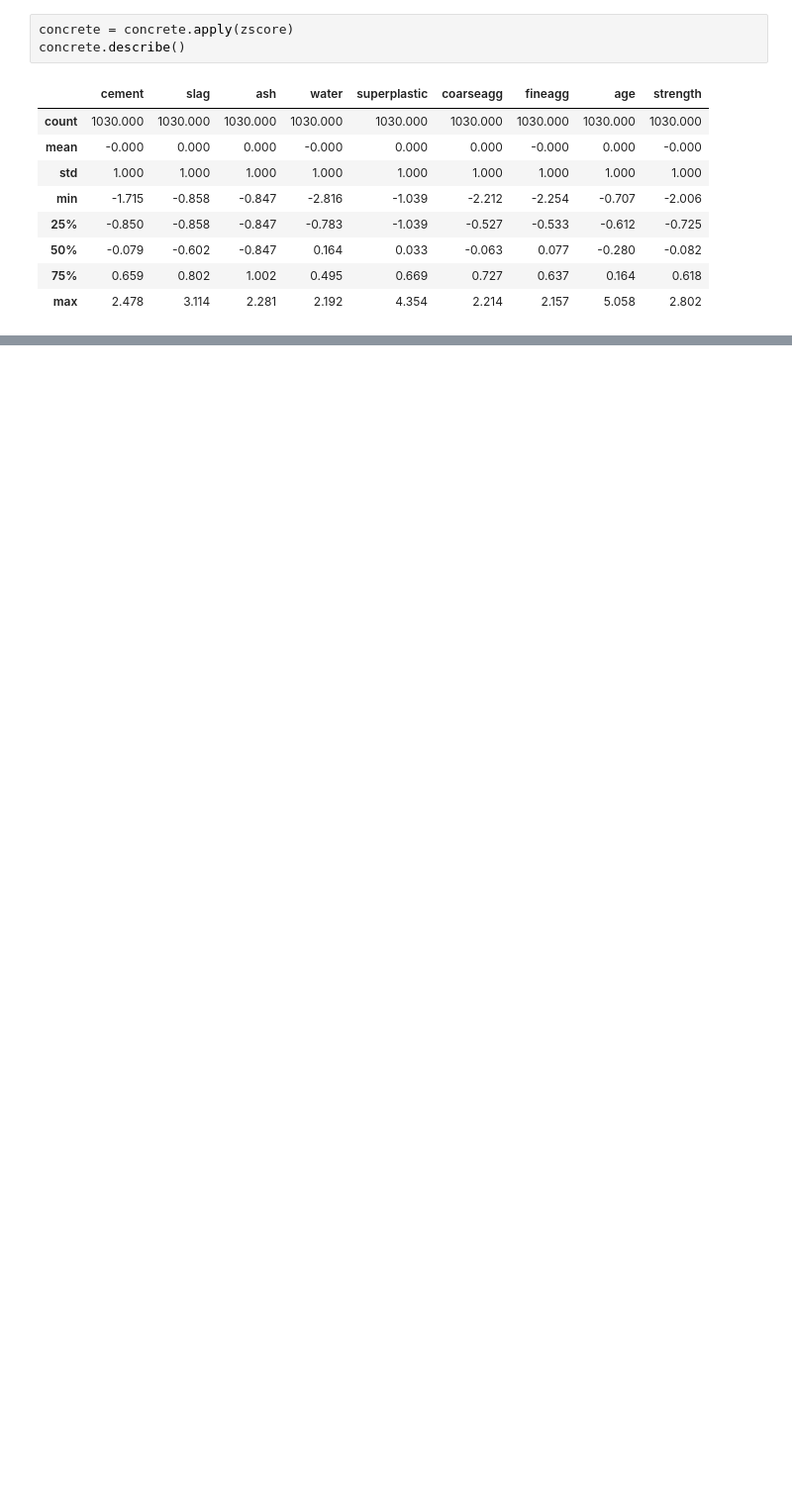
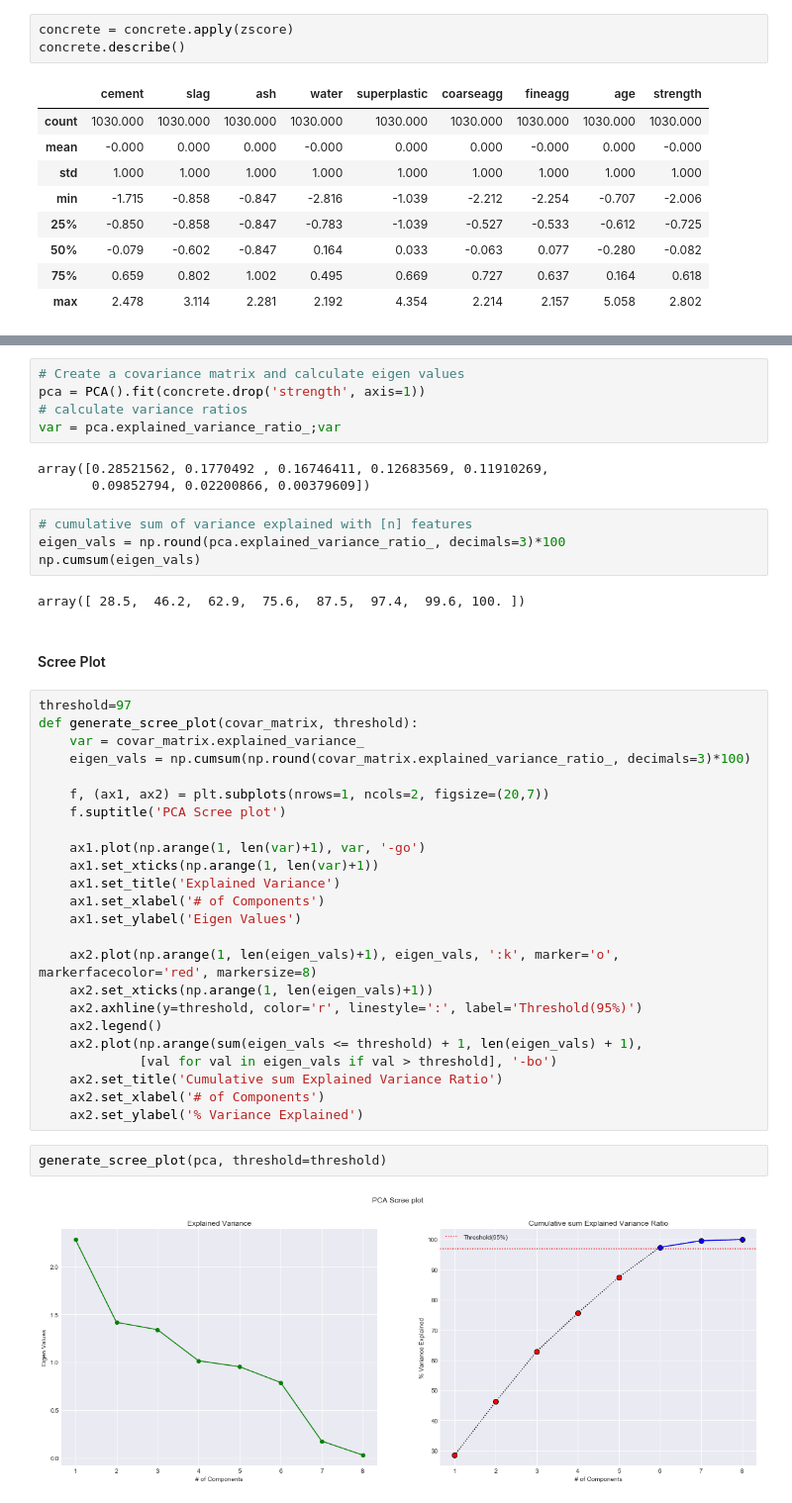
Before and after one commit to theakshaydas/PGP-AIML, a Jupyter notebook: CaseStudies/08-FeatureEngineering-Concrete.Strength/Concrete Compressive Strength.ipynb, the cells around one changed output, grey strips where cells are left out. Shown at 99% size. Drawn from its saved outputs; the diff is of its cells as text; blank space fills up the shorter version.

```diff
--- a/CaseStudies/08-FeatureEngineering-Concrete.Strength/Concrete Comprehensive Strength.ipynb
+++ b/CaseStudies/08-FeatureEngineering-Concrete.Strength/Concrete Compressive Strength.ipynb
@@ -508,0 +606,44 @@ concrete.describe()
+# %%
+# Create a covariance matrix and calculate eigen values
+pca = PCA().fit(concrete.drop('strength', axis=1))
+# calculate variance ratios
+var = pca.explained_variance_ratio_;var
+# %% [output]
+array([0.28521562, 0.1770492 , 0.16746411, 0.12683569, 0.11910269,
+       0.09852794, 0.02200866, 0.00379609])
+# %%
+# cumulative sum of variance explained with [n] features
+eigen_vals = np.round(pca.explained_variance_ratio_, decimals=3)*100
+np.cumsum(eigen_vals)
+# %% [output]
+array([ 28.5,  46.2,  62.9,  75.6,  87.5,  97.4,  99.6, 100. ])
+# %% [markdown]
+#### Scree Plot
+# %%
+threshold=97
+def generate_scree_plot(covar_matrix, threshold):
+    var = covar_matrix.explained_variance_
+    eigen_vals = np.cumsum(np.round(covar_matrix.explained_variance_ratio_, decimals=3)*100)
+
+    f, (ax1, ax2) = plt.subplots(nrows=1, ncols=2, figsize=(20,7))
+    f.suptitle('PCA Scree plot')
+
+    ax1.plot(np.arange(1, len(var)+1), var, '-go')
+    ax1.set_xticks(np.arange(1, len(var)+1))
+    ax1.set_title('Explained Variance')
+    ax1.set_xlabel('# of Components')
+    ax1.set_ylabel('Eigen Values')
+
+    ax2.plot(np.arange(1, len(eigen_vals)+1), eigen_vals, ':k', marker='o', markerfacecolor='red', markersize=8)
+    ax2.set_xticks(np.arange(1, len(eigen_vals)+1))
+    ax2.axhline(y=threshold, color='r', linestyle=':', label='Threshold(95%)')
+    ax2.legend()
+    ax2.plot(np.arange(sum(eigen_vals <= threshold) + 1, len(eigen_vals) + 1),
+             [val for val in eigen_vals if val > threshold], '-bo')
+    ax2.set_title('Cumulative sum Explained Variance Ratio')
+    ax2.set_xlabel('# of Components')
+    ax2.set_ylabel('% Variance Explained')
+# %%
+generate_scree_plot(pca, threshold=threshold)
+# %% [output]
+[figure, added]
```
Also changed, not shown: parts of 70 cells of this notebook.
